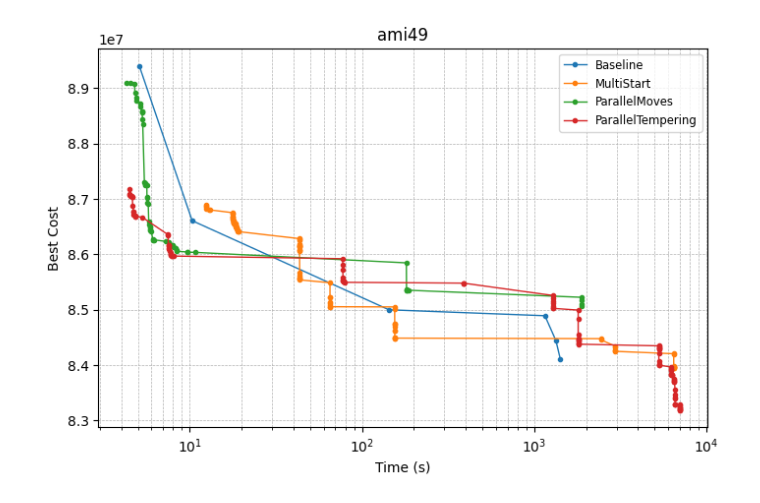
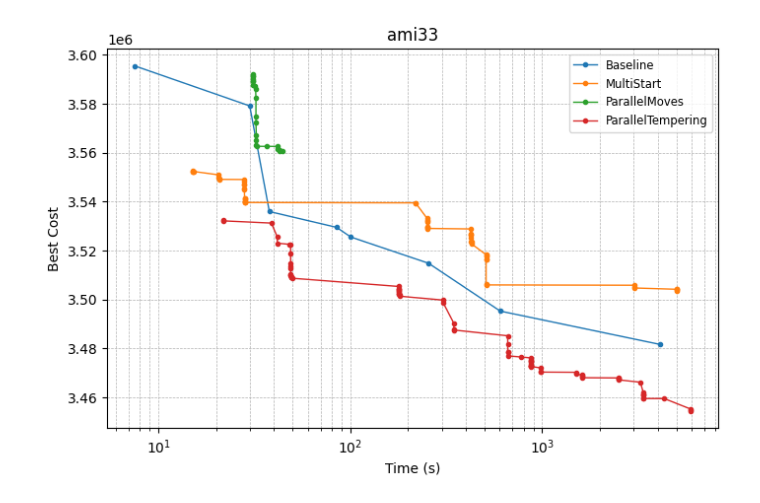
Before and after one commit to boson13579/Parallel-VLSI-Floorplanner, a Jupyter notebook: vis/play.ipynb, the cells around one changed output. Drawn from its saved outputs; the diff is of its cells as text; code cells hidden in the pictures.

```diff
--- a/vis/play.ipynb
+++ b/vis/play.ipynb
@@ -5,7 +5,7 @@ import os
 import io
 import matplotlib.pyplot as plt
 
-blocks_name = "ami49"
+blocks_name = "ami33"
 
 def read_logs_with_blocks(directory="logs"):
     data = {}
@@ -101,31 +101,31 @@ for fname, (t_list, c_list) in log_data.items():
     else:
         method = fname.split('_')[2]
 
     if first_slice:
         ts_first, cs_first = zip(*first_slice)
         # ax1.plot(ts_first, cs_first, marker='o', markersize=3, linewidth=1, label=method)
     if second_slice:
         ts_last, cs_last = zip(*second_slice)
         ax2.plot(ts_last, cs_last, marker='o', markersize=3, linewidth=1, label=method)
 
 # # 各自設定標題、軸與格線（Y 軸獨立）
 # ax1.set_xlabel('Time (s)')
 # ax1.set_ylabel('Best Cost')
 # ax1.set_title(f'Time <= {x_thresh} (filter: \"{blocks_name}\")')
 # ax1.grid(True, which='both', linestyle='--', linewidth=0.5)
 # ax1.legend(fontsize='small', loc='best')
 
 ax2.set_xlabel('Time (s)')
 ax2.set_xscale('log')
 ax2.set_ylabel('Best Cost')
 ax2.set_title(f"{blocks_name}")
 ax2.grid(True, which='both', linestyle='--', linewidth=0.5)
 ax2.legend(fontsize='small', loc='best')
 
 plt.show()
 
 # 更新 notebook 中的 axes 變數（方便後續互動）與閾值資訊
 axes = [ax2]
 base_info = {'base_fname': base_fname, 'base_first_x': base_first_x, 'base_first_y': base_first_y, 'x_thresh': x_thresh, 'y_limit': y_limit}
 # %% [output]
-[figure, old version]
+[figure, new version]
```
